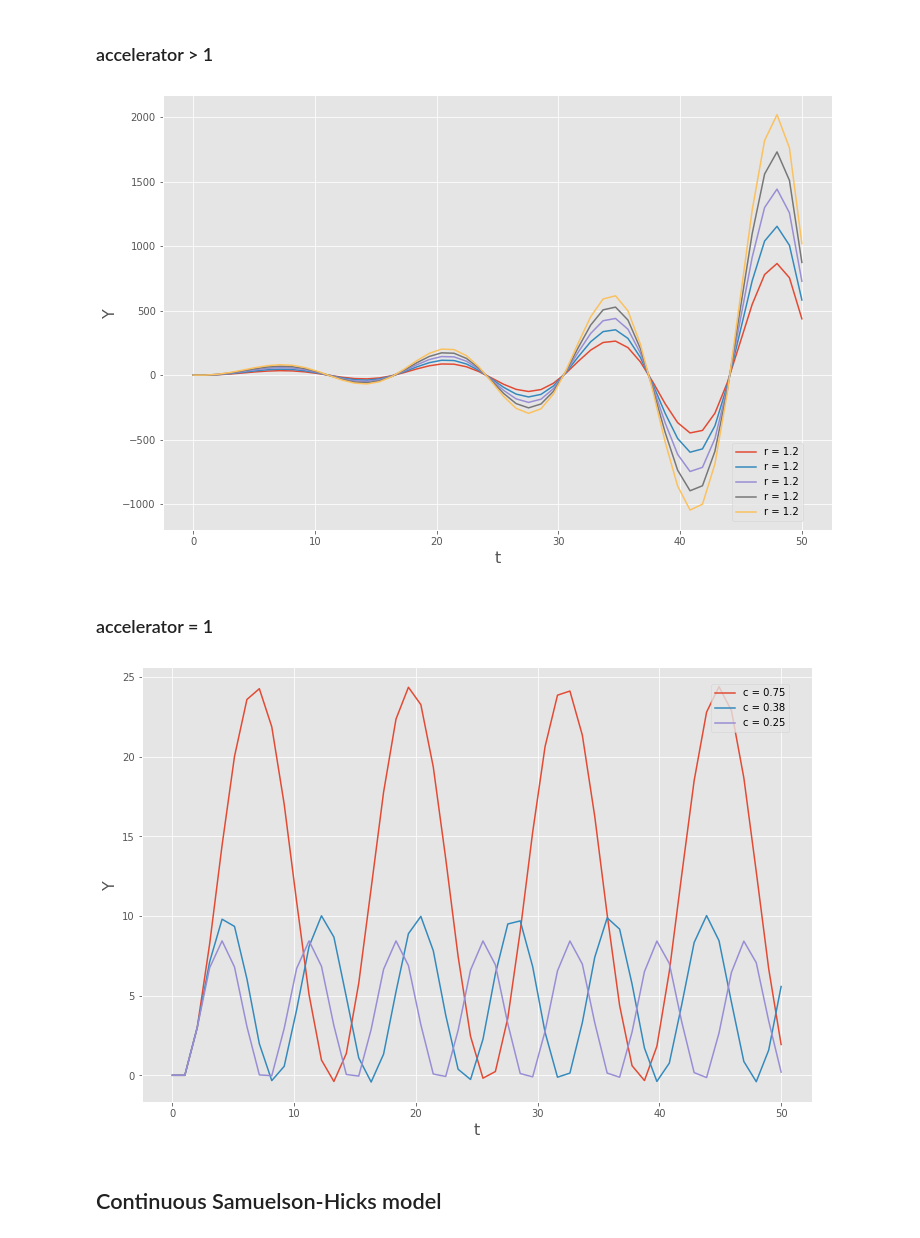
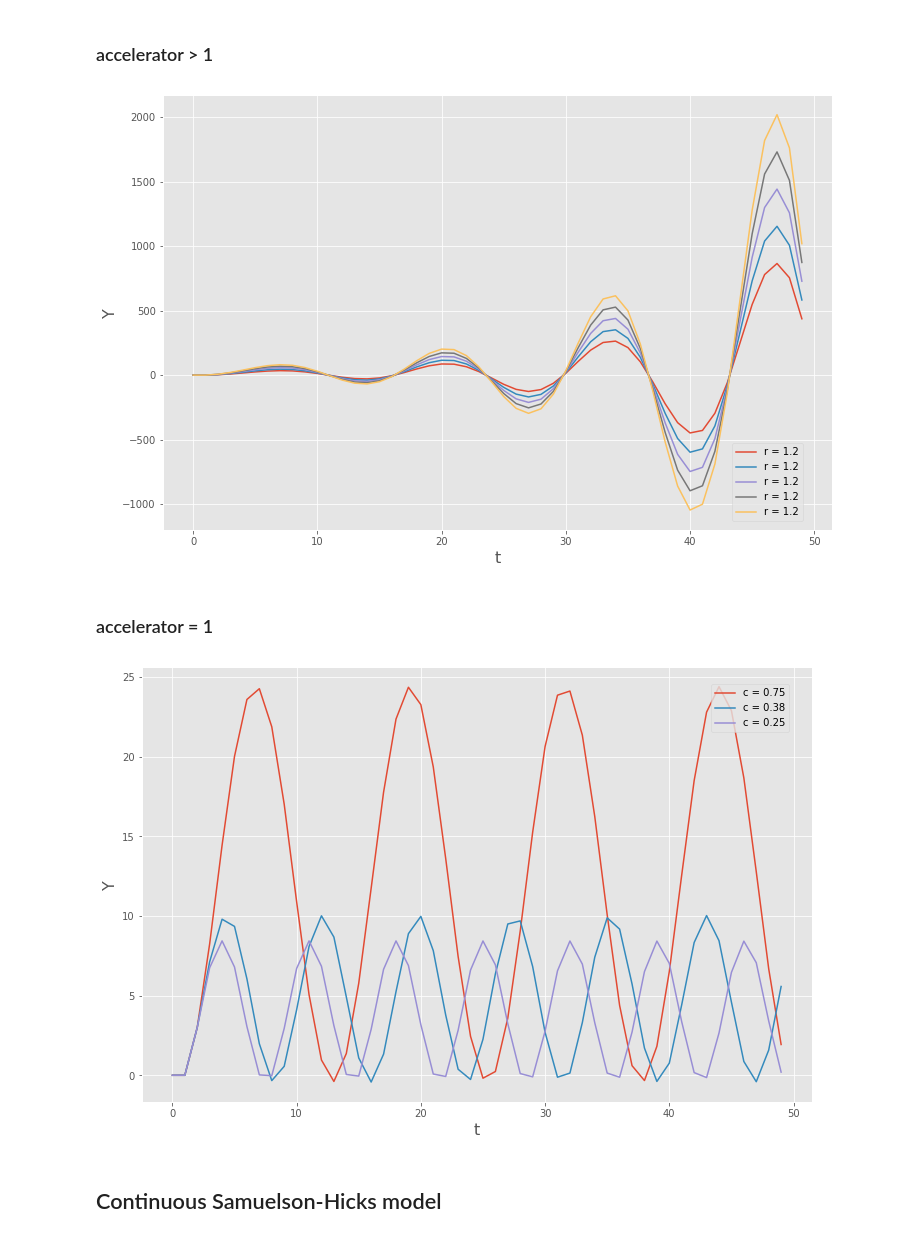
Before and after one commit to kirillzx/Math-projects, a Jupyter notebook: Mathematical_modeling/Samuelson-Hicks model.ipynb, the cells around one changed output. Saved outputs shown, nothing was run; the diff lists cells and outputs as text; code cells hidden in the pictures.

```diff
--- a/Mathematical_modeling/Samuelson-Hicks model.ipynb
+++ b/Mathematical_modeling/Samuelson-Hicks model.ipynb
@@ -25,7 +26,7 @@ for t in range(2, n):
 ### 0 < accelerator < 1
 # %%
 plt.subplots(figsize=(12, 8))
-time = np.linspace(0, n, n)
+time = np.arange(0, n)
 
 for i in range(5):
     arrayY = [0, 0]
@@ -46,28 +47,28 @@ plt.show()
 ### accelerator > 1
 # %%
 plt.subplots(figsize=(12, 8))
-time = np.linspace(0, n, n)
+time = np.arange(0, n)
 
 for i in range(5):
     arrayY = [0, 0]
     for t in range(2, n):
         r = 1.2
         c = 0.75
         y = ca + c*arrayY[t-1] + r*(arrayY[t-1]-arrayY[t-2]) + ia
         arrayY.append(y + i)
     plt.plot(time, arrayY, label = f'r = {round(r, 2)}')
 
 plt.legend(loc=(0.85,0.02))
 plt.xlabel("t", fontsize=16)
 plt.ylabel("Y", fontsize=16)
 plt.show()
 # %% [output]
-[figure, old version]
+[figure, new version]
 # %% [markdown]
 ### accelerator = 1
 # %%
 plt.subplots(figsize=(12, 8))
-time = np.linspace(0, n, n)
+time = np.arange(0, n)
 
 for i in range(3):
     arrayY = [0, 0]
@@ -83,7 +84,7 @@ plt.xlabel("t", fontsize=16)
 plt.ylabel("Y", fontsize=16)
 plt.show()
 # %% [output]
-[figure, old version]
+[figure, new version]
 # %% [markdown]
 ## Continuous Samuelson-Hicks model
 # %%
```
Also changed, not shown: parts of 8 cells of this notebook, 1 other file.
